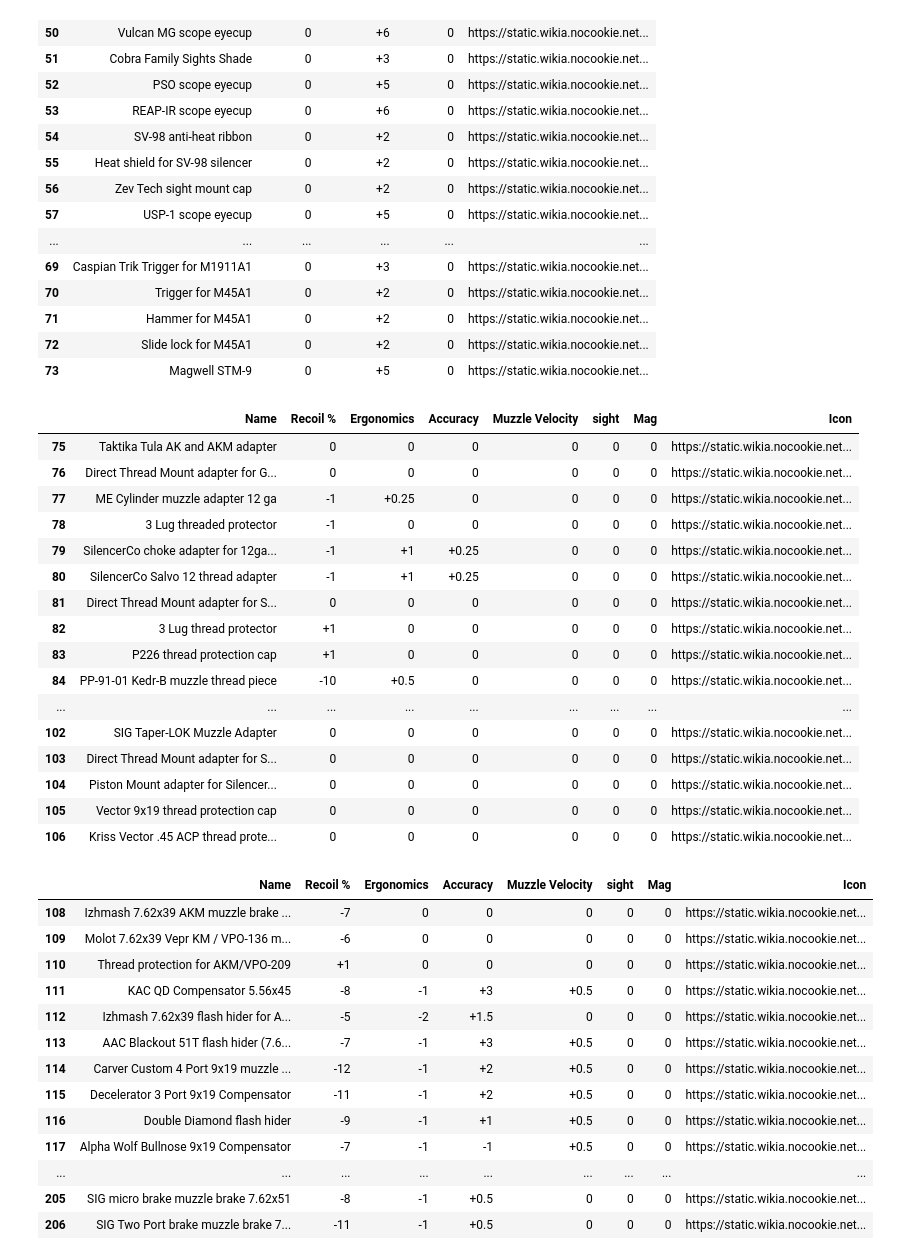
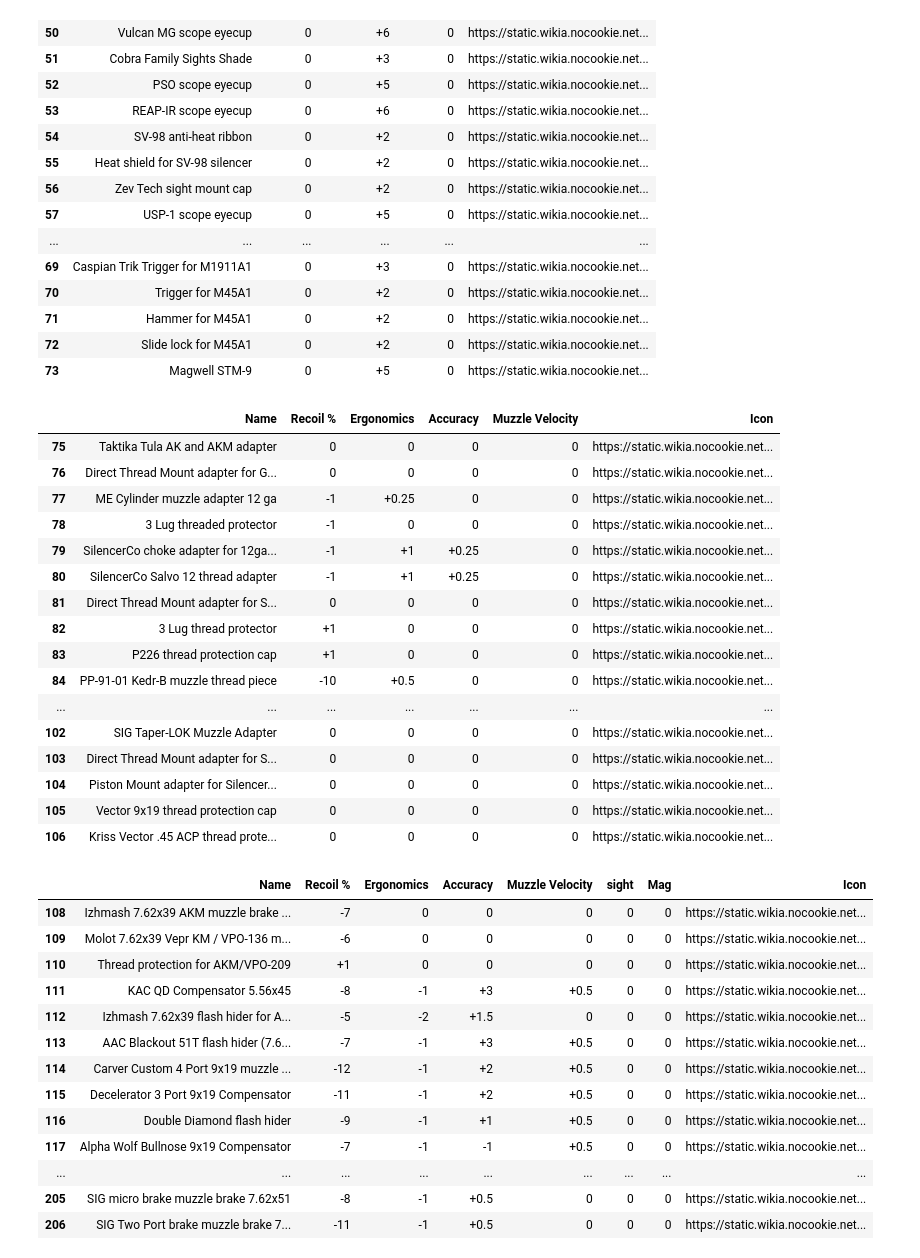
Before and after one commit to difonz/Tarkov-Gun-Mod, a Jupyter notebook: Data/GunDatasheet.ipynb, the cells around one changed output. Drawn from its saved outputs; the diff is of its cells as text; code cells hidden in the pictures.

Commit message:
Removed unused columns from Muzzle Adpaters

```diff
--- a/Data/GunDatasheet.ipynb
+++ b/Data/GunDatasheet.ipynb
@@ -456,26 +456,29 @@ AuxiliaryParts
 | 71 | Hammer for M45A1 | 0 | +2 | 0 | https://static.wikia.nocookie.net... |
 | 72 | Slide lock for M45A1 | 0 | +2 | 0 | https://static.wikia.nocookie.net... |
 | 73 | Magwell STM-9 | 0 | +5 | 0 | https://static.wikia.nocookie.net... |
-# %%
-MuzzleAdapters
-# %% [output]
-|  | Name | Recoil % | Ergonomics | Accuracy | Muzzle Velocity | sight | Mag | Icon |
-| 75 | Taktika Tula AK and AKM adapter | 0 | 0 | 0 | 0 | 0 | 0 | https://static.wikia.nocookie.net... |
-| 76 | Direct Thread Mount adapter for G... | 0 | 0 | 0 | 0 | 0 | 0 | https://static.wikia.nocookie.net... |
-| 77 | ME Cylinder muzzle adapter 12 ga | -1 | +0.25 | 0 | 0 | 0 | 0 | https://static.wikia.nocookie.net... |
-| 78 | 3 Lug threaded protector | -1 | 0 | 0 | 0 | 0 | 0 | https://static.wikia.nocookie.net... |
-| 79 | SilencerCo choke adapter for 12ga... | -1 | +1 | +0.25 | 0 | 0 | 0 | https://static.wikia.nocookie.net... |
-| 80 | SilencerCo Salvo 12 thread adapter | -1 | +1 | +0.25 | 0 | 0 | 0 | https://static.wikia.nocookie.net... |
-| 81 | Direct Thread Mount adapter for S... | 0 | 0 | 0 | 0 | 0 | 0 | https://static.wikia.nocookie.net... |
-| 82 | 3 Lug thread protector | +1 | 0 | 0 | 0 | 0 | 0 | https://static.wikia.nocookie.net... |
-| 83 | P226 thread protection cap | +1 | 0 | 0 | 0 | 0 | 0 | https://static.wikia.nocookie.net... |
-| 84 | PP-91-01 Kedr-B muzzle thread piece | -10 | +0.5 | 0 | 0 | 0 | 0 | https://static.wikia.nocookie.net... |
-| ... | ... | ... | ... | ... | ... | ... | ... | ... |
-| 102 | SIG Taper-LOK Muzzle Adapter | 0 | 0 | 0 | 0 | 0 | 0 | https://static.wikia.nocookie.net... |
-| 103 | Direct Thread Mount adapter for S... | 0 | 0 | 0 | 0 | 0 | 0 | https://static.wikia.nocookie.net... |
-| 104 | Piston Mount adapter for Silencer... | 0 | 0 | 0 | 0 | 0 | 0 | https://static.wikia.nocookie.net... |
-| 105 | Vector 9x19 thread protection cap | 0 | 0 | 0 | 0 | 0 | 0 | https://static.wikia.nocookie.net... |
-| 106 | Kriss Vector .45 ACP thread prote... | 0 | 0 | 0 | 0 | 0 | 0 | https://static.wikia.nocookie.net... |
+# %%
+if(len(MuzzleAdapters.columns)== 8):
+    MuzzleAdapters = MuzzleAdapters.drop(columns=\
+                                    ['sight','Mag'])
+MuzzleAdapters
+# %% [output]
+|  | Name | Recoil % | Ergonomics | Accuracy | Muzzle Velocity | Icon |
+| 75 | Taktika Tula AK and AKM adapter | 0 | 0 | 0 | 0 | https://static.wikia.nocookie.net... |
+| 76 | Direct Thread Mount adapter for G... | 0 | 0 | 0 | 0 | https://static.wikia.nocookie.net... |
+| 77 | ME Cylinder muzzle adapter 12 ga | -1 | +0.25 | 0 | 0 | https://static.wikia.nocookie.net... |
+| 78 | 3 Lug threaded protector | -1 | 0 | 0 | 0 | https://static.wikia.nocookie.net... |
+| 79 | SilencerCo choke adapter for 12ga... | -1 | +1 | +0.25 | 0 | https://static.wikia.nocookie.net... |
+| 80 | SilencerCo Salvo 12 thread adapter | -1 | +1 | +0.25 | 0 | https://static.wikia.nocookie.net... |
+| 81 | Direct Thread Mount adapter for S... | 0 | 0 | 0 | 0 | https://static.wikia.nocookie.net... |
+| 82 | 3 Lug thread protector | +1 | 0 | 0 | 0 | https://static.wikia.nocookie.net... |
+| 83 | P226 thread protection cap | +1 | 0 | 0 | 0 | https://static.wikia.nocookie.net... |
+| 84 | PP-91-01 Kedr-B muzzle thread piece | -10 | +0.5 | 0 | 0 | https://static.wikia.nocookie.net... |
+| ... | ... | ... | ... | ... | ... | ... |
+| 102 | SIG Taper-LOK Muzzle Adapter | 0 | 0 | 0 | 0 | https://static.wikia.nocookie.net... |
+| 103 | Direct Thread Mount adapter for S... | 0 | 0 | 0 | 0 | https://static.wikia.nocookie.net... |
+| 104 | Piston Mount adapter for Silencer... | 0 | 0 | 0 | 0 | https://static.wikia.nocookie.net... |
+| 105 | Vector 9x19 thread protection cap | 0 | 0 | 0 | 0 | https://static.wikia.nocookie.net... |
+| 106 | Kriss Vector .45 ACP thread prote... | 0 | 0 | 0 | 0 | https://static.wikia.nocookie.net... |
 # %%
 FlashHiders
 # %% [output]
```
